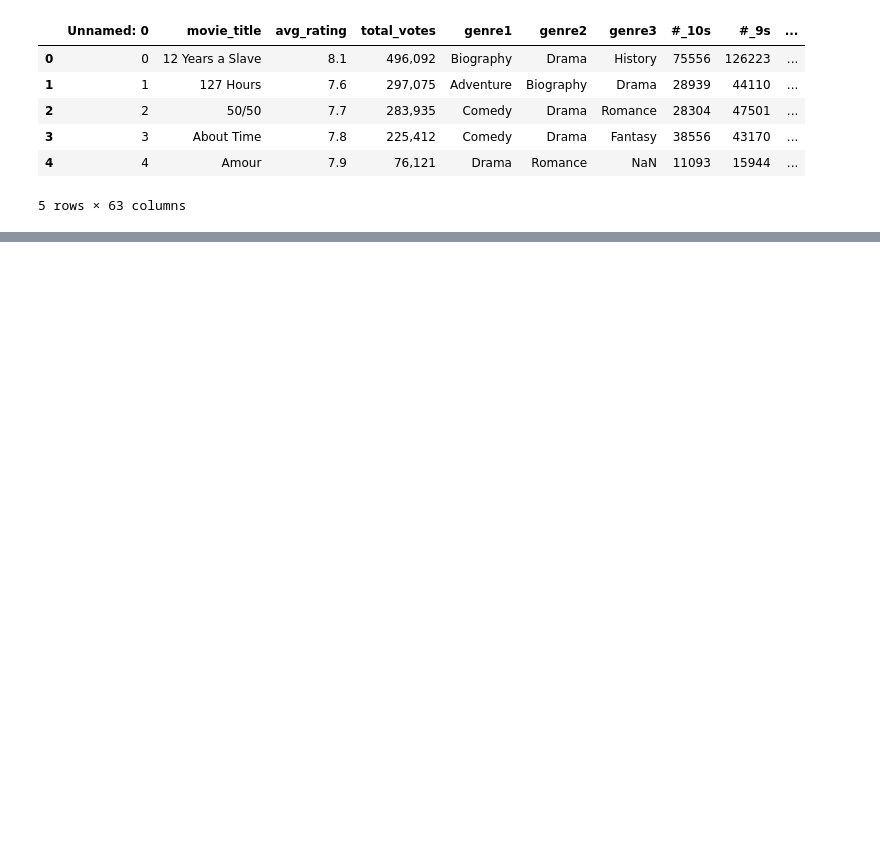
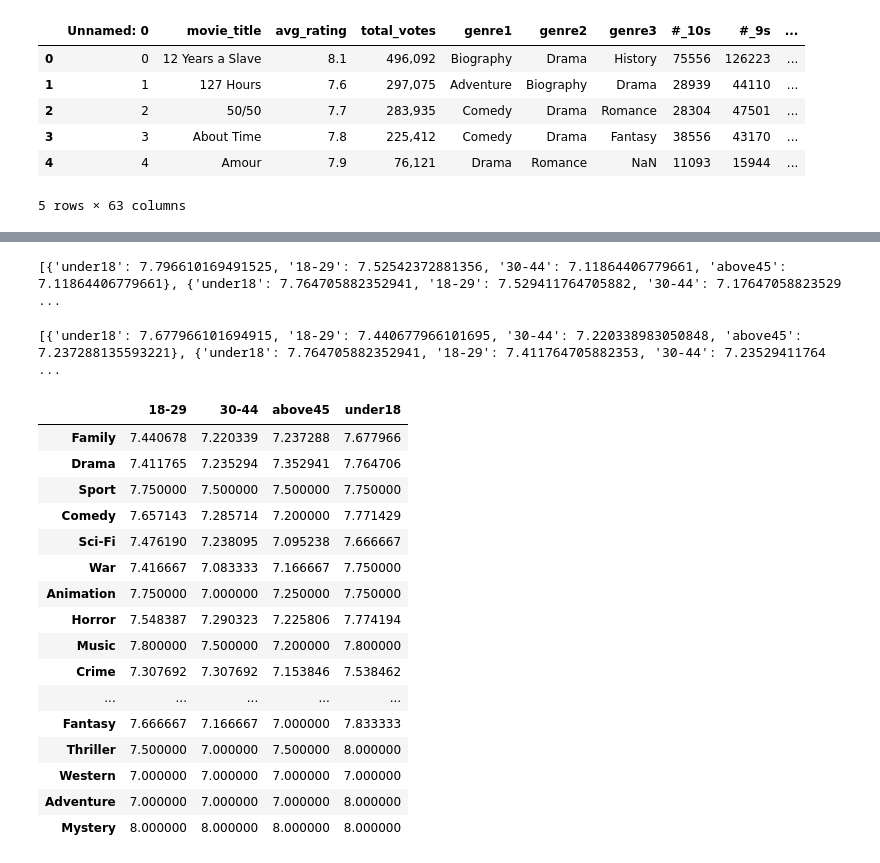
Before and after one commit to Suhang1014/DV_IMDBmovie-score, a Jupyter notebook: Data_Cleaning&Processing.ipynb, the cells around one changed output, grey strips where cells are left out. Drawn from its saved outputs; the diff is of its cells as text; code cells hidden in the pictures; blank space fills up the shorter version.

```diff
--- a/Data_Cleaning&Processing.ipynb
+++ b/Data_Cleaning&Processing.ipynb
@@ -346,3 +355,14 @@ df_cleandata.head()
 | 3 | 3 | About Time | 7.8 | 225,412 | Comedy | Drama | Fantasy | 38556 | 43170 | ... |
 | 4 | 4 | Amour | 7.9 | 76,121 | Drama | Romance | NaN | 11093 | 15944 | ... |
 5 rows × 63 columns
+# %%
+genre_list = set([])
+t = float('NaN')
+genre1 = df_cleandata['genre1'].unique().tolist()
+genre2 = df_cleandata['genre2'].unique().tolist()
+genre3 = df_cleandata['genre3'].unique().tolist()
+genre_list.update(genre1,genre2,genre3)
+genre_list = list(genre_list)
+t = genre_list[0]
+genre_list.remove(t)
+print(genre_list)
@@ -348,0 +397,53 @@ df_cleandata.head()
+# %%
+results_list = []
+for key1,values in count_dict1.items():
+    key1,values = str(key1),dict(values)
+#     print(key1, values)
+    for key0,value in count_dict0.items():
+        key0,value = str(key0),int(value)
+#         print(key0, value)
+        if key1==key0:
+#             print(values.items())
+            result = {k: v/value for k,v in values.items()}
+#             print(result)
+            results_list.append(result)
+
+print(results_list)
+pd_avgr_age = pd.DataFrame(results_list, index=genre_list)
+pd_avgr_age
+pd_avgr_age.to_csv('movie_data/average_score_agegroup.csv')
+# %% [output]
+[{'under18': 7.796610169491525, '18-29': 7.52542372881356, '30-44': 7.11864406779661, 'above45': 7.11864406779661}, {'under18': 7.764705882352941, '18-29': 7.529411764705882, '30-44': 7.17647058823529 ...
+# %%
+# count average rating  given by female
+results_list_f = []
+for key_f,values_f in count_dict_f.items():
+    keyf_f,values_m = str(key_f),dict(values_f)
+    for key0,value in count_dict0.items():
+        key0,value = str(key0),int(value)
+        if key_f==key0:
+            result = {k: v/value for k,v in values_f.items()}
+            results_list_f.append(result)
+
+print(results_list_f)
+pd_avgr_agef = pd.DataFrame(results_list_f, index=genre_list)
+pd_avgr_agef
+# %% [output]
+[{'under18': 7.677966101694915, '18-29': 7.440677966101695, '30-44': 7.220338983050848, 'above45': 7.237288135593221}, {'under18': 7.764705882352941, '18-29': 7.411764705882353, '30-44': 7.23529411764 ...
+|  | 18-29 | 30-44 | above45 | under18 |
+| Family | 7.440678 | 7.220339 | 7.237288 | 7.677966 |
+| Drama | 7.411765 | 7.235294 | 7.352941 | 7.764706 |
+| Sport | 7.750000 | 7.500000 | 7.500000 | 7.750000 |
+| Comedy | 7.657143 | 7.285714 | 7.200000 | 7.771429 |
+| Sci-Fi | 7.476190 | 7.238095 | 7.095238 | 7.666667 |
+| War | 7.416667 | 7.083333 | 7.166667 | 7.750000 |
+| Animation | 7.750000 | 7.000000 | 7.250000 | 7.750000 |
+| Horror | 7.548387 | 7.290323 | 7.225806 | 7.774194 |
+| Music | 7.800000 | 7.500000 | 7.200000 | 7.800000 |
+| Crime | 7.307692 | 7.307692 | 7.153846 | 7.538462 |
+| ... | ... | ... | ... | ... |
+| Fantasy | 7.666667 | 7.166667 | 7.000000 | 7.833333 |
+| Thriller | 7.500000 | 7.000000 | 7.500000 | 8.000000 |
+| Western | 7.000000 | 7.000000 | 7.000000 | 7.000000 |
+| Adventure | 7.000000 | 7.000000 | 7.000000 | 8.000000 |
+| Mystery | 8.000000 | 8.000000 | 8.000000 | 8.000000 |
```
Also changed, not shown: parts of 11 cells of this notebook, 15 other files.
